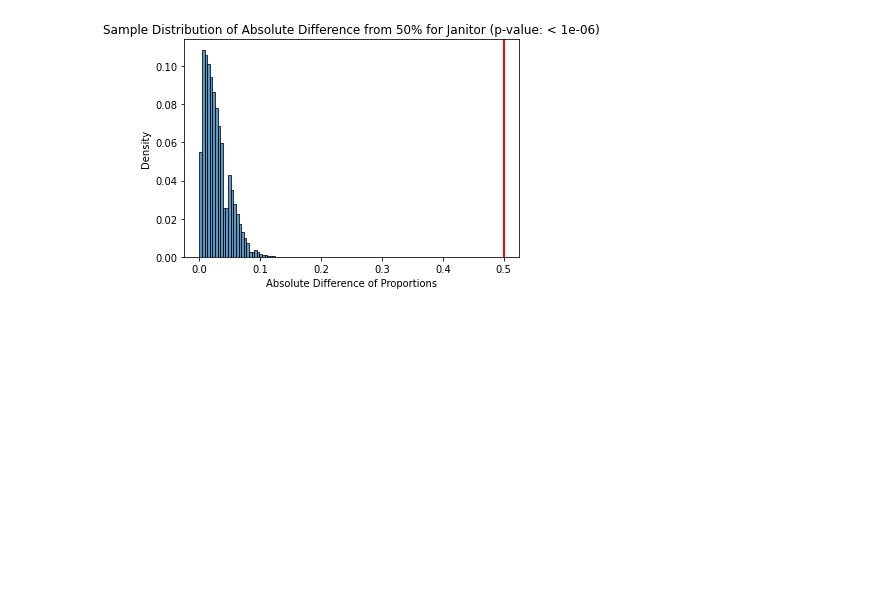
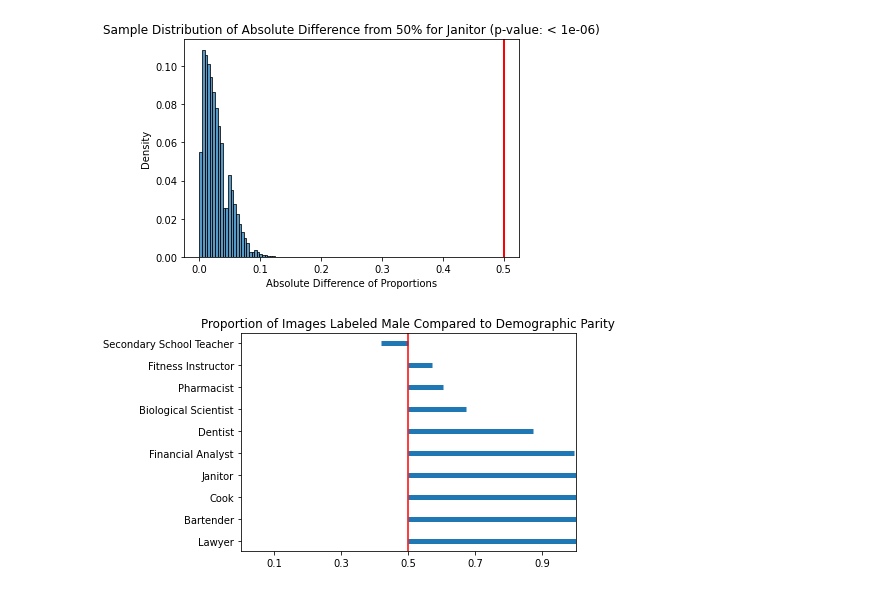
Before and after one commit to Grizlucks/DSC180B-CapstoneFinalProject, a Jupyter notebook: statistical_testing.ipynb, the cells around one changed output. Saved outputs shown, nothing was run; the diff lists cells and outputs as text; code cells hidden in the pictures; blank space fills up the shorter version.

```diff
--- a/statistical_testing.ipynb
+++ b/statistical_testing.ipynb
@@ -80,3 +80,32 @@ for occupation_name in OCCUPATIONS_NAMES:
 [figure]
 [figure]
 [figure]
+# %%
+prop_df = pd.Series(proportions).to_frame().reset_index()
+prop_df.columns = ["Occupation", "Proportion of Males"]
+prop_df["Occupation"] = OCCUPATIONS_NAMES
+prop_df.to_csv("data/plot_data/obs_props.csv",index=False)
+
+
+prop_df = prop_df.sort_values(by="Proportion of Males", ascending=False)
+
+
+#distance from equal proportion
+prop_df["Proportion of Males"] -= 0.5
+
+
+ax = plt.hlines(y = prop_df["Occupation"],
+               xmin = 0,
+               xmax = prop_df["Proportion of Males"],
+               linewidth = 5,
+               color = "#1f77b4")
+plt.title("Proportion of Images Labeled Male Compared to Demographic Parity")
+plt.axvline(x = 0, color = "red")
+plt.xlim(-0.5, 0.5)
+loc, labels = plt.xticks()
+plt.xticks(loc, [round(i + 0.5, 1) for i in loc])
+plt.xlim(-0.5, 0.5)
+plt.savefig("./data/plot_data/proportion_plot", bbox_inches="tight", dpi=300)
+plt.show()
+# %% [output]
+[figure, added]
```
Also changed, not shown: 1 other file.
